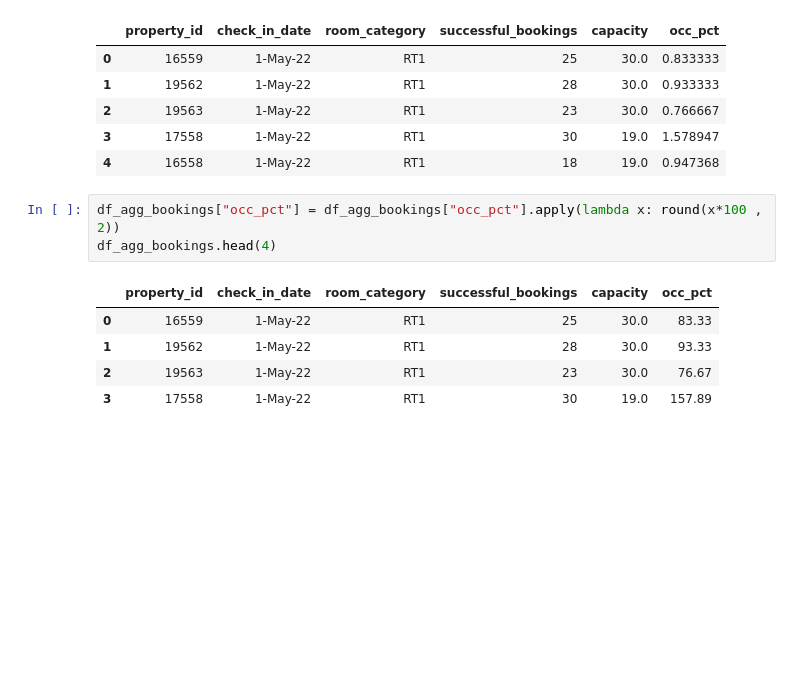
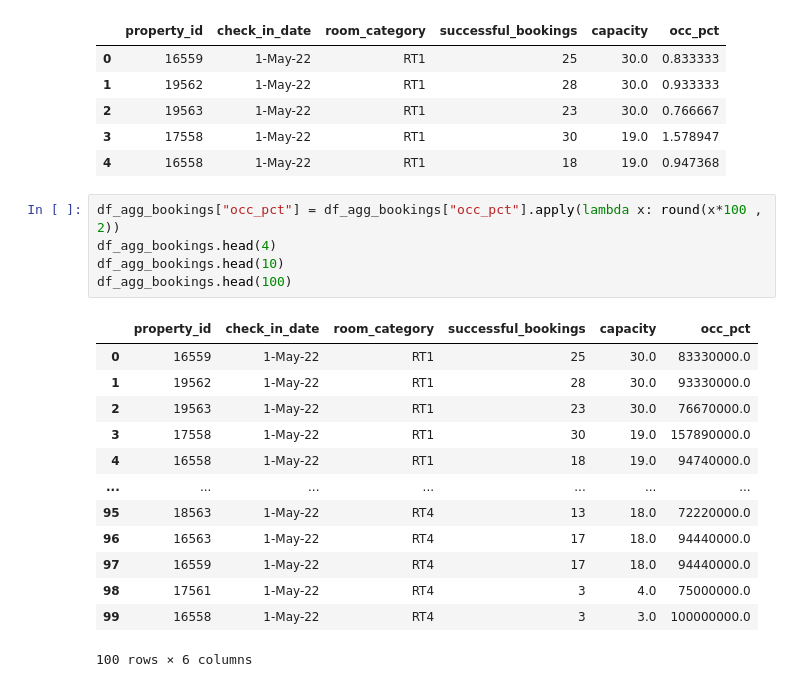
Before and after one commit to zzgirirohit001-tech/Hospitality-Analysis, a Jupyter notebook: Untitled1.ipynb, the cells around one changed output. Drawn from its saved outputs; the diff is of its cells as text; blank space fills up the shorter version.

```diff
--- a/Untitled1.ipynb
+++ b/Untitled1.ipynb
@@ -231,9 +231,19 @@ df_agg_bookings.head()
 # %%
 df_agg_bookings["occ_pct"] = df_agg_bookings["occ_pct"].apply(lambda x: round(x*100 , 2))
 df_agg_bookings.head(4)
+df_agg_bookings.head(10)
+df_agg_bookings.head(100)
 # %% [output]
 |  | property_id | check_in_date | room_category | successful_bookings | capacity | occ_pct |
-| 0 | 16559 | 1-May-22 | RT1 | 25 | 30.0 | 83.33 |
-| 1 | 19562 | 1-May-22 | RT1 | 28 | 30.0 | 93.33 |
-| 2 | 19563 | 1-May-22 | RT1 | 23 | 30.0 | 76.67 |
-| 3 | 17558 | 1-May-22 | RT1 | 30 | 19.0 | 157.89 |
+| 0 | 16559 | 1-May-22 | RT1 | 25 | 30.0 | 83330000.0 |
+| 1 | 19562 | 1-May-22 | RT1 | 28 | 30.0 | 93330000.0 |
+| 2 | 19563 | 1-May-22 | RT1 | 23 | 30.0 | 76670000.0 |
+| 3 | 17558 | 1-May-22 | RT1 | 30 | 19.0 | 157890000.0 |
+| 4 | 16558 | 1-May-22 | RT1 | 18 | 19.0 | 94740000.0 |
+| ... | ... | ... | ... | ... | ... | ... |
+| 95 | 18563 | 1-May-22 | RT4 | 13 | 18.0 | 72220000.0 |
+| 96 | 16563 | 1-May-22 | RT4 | 17 | 18.0 | 94440000.0 |
+| 97 | 16559 | 1-May-22 | RT4 | 17 | 18.0 | 94440000.0 |
+| 98 | 17561 | 1-May-22 | RT4 | 3 | 4.0 | 75000000.0 |
+| 99 | 16558 | 1-May-22 | RT4 | 3 | 3.0 | 100000000.0 |
+100 rows × 6 columns
```
